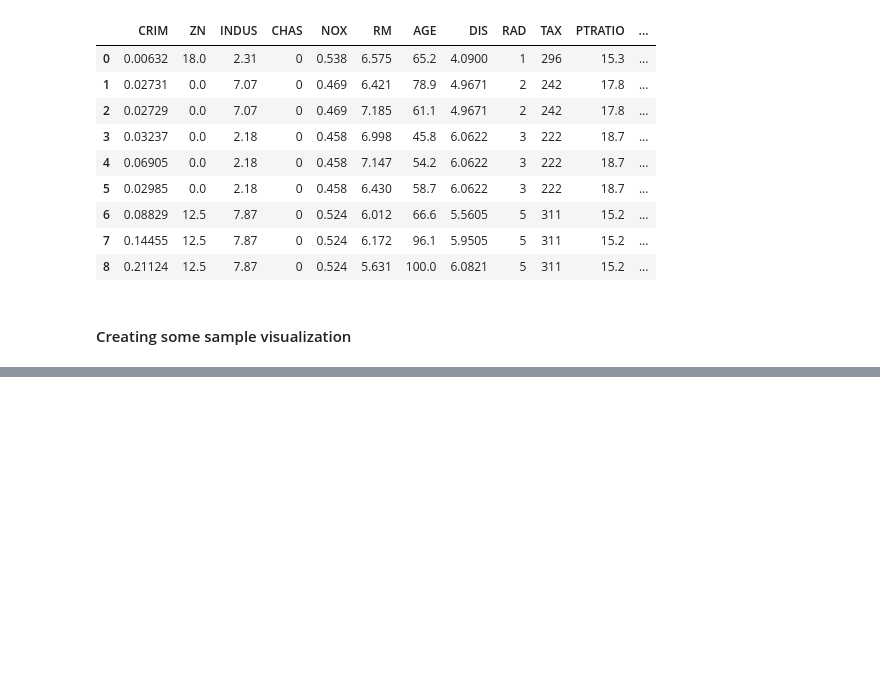
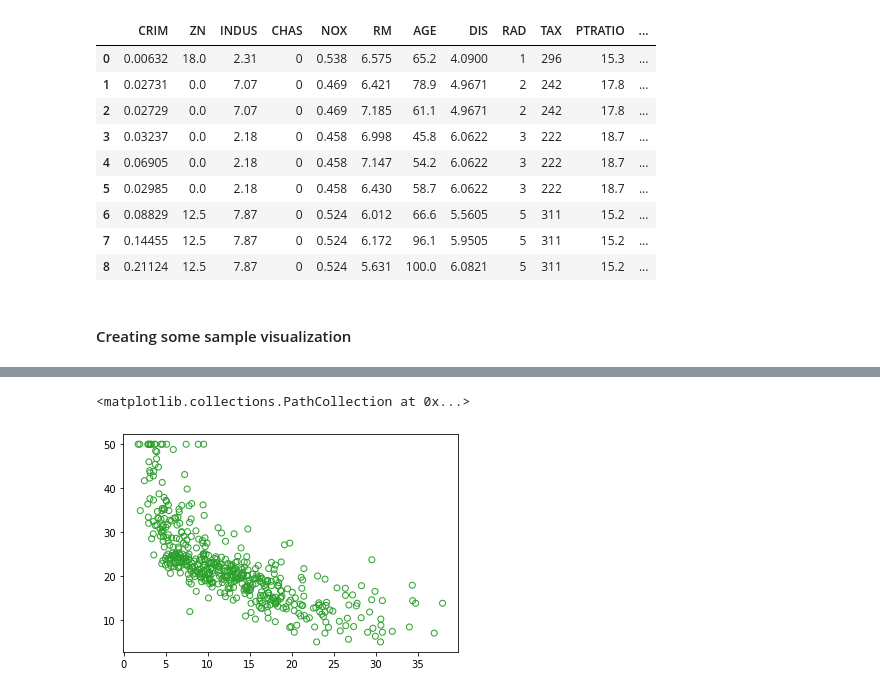
Before and after one commit to skyegrey/calescence, a Jupyter notebook: chapter-3/data-visualization.ipynb, the cells around one changed output, grey strips where cells are left out. Cells and saved outputs as stored; diff of their text form; code cells hidden in the pictures; blank space fills up the shorter version.

```diff
--- a/chapter-3/data-visualization.ipynb
+++ b/chapter-3/data-visualization.ipynb
@@ -39,0 +70,6 @@ hosuing_df = housing_df.rename(columns={'CAT. MEDV': 'CAT_MEDV'})
+# %%
+## Set the color of the points in the scatterplot and draw as open circles
+plt.scatter(housing_df.LSTAT, housing_df.MEDV, color='C2', facecolor='none')
+# %% [output]
+<matplotlib.collections.PathCollection at 0x...>
+[figure, added]
```
Also changed, not shown: parts of 11 cells of this notebook.
